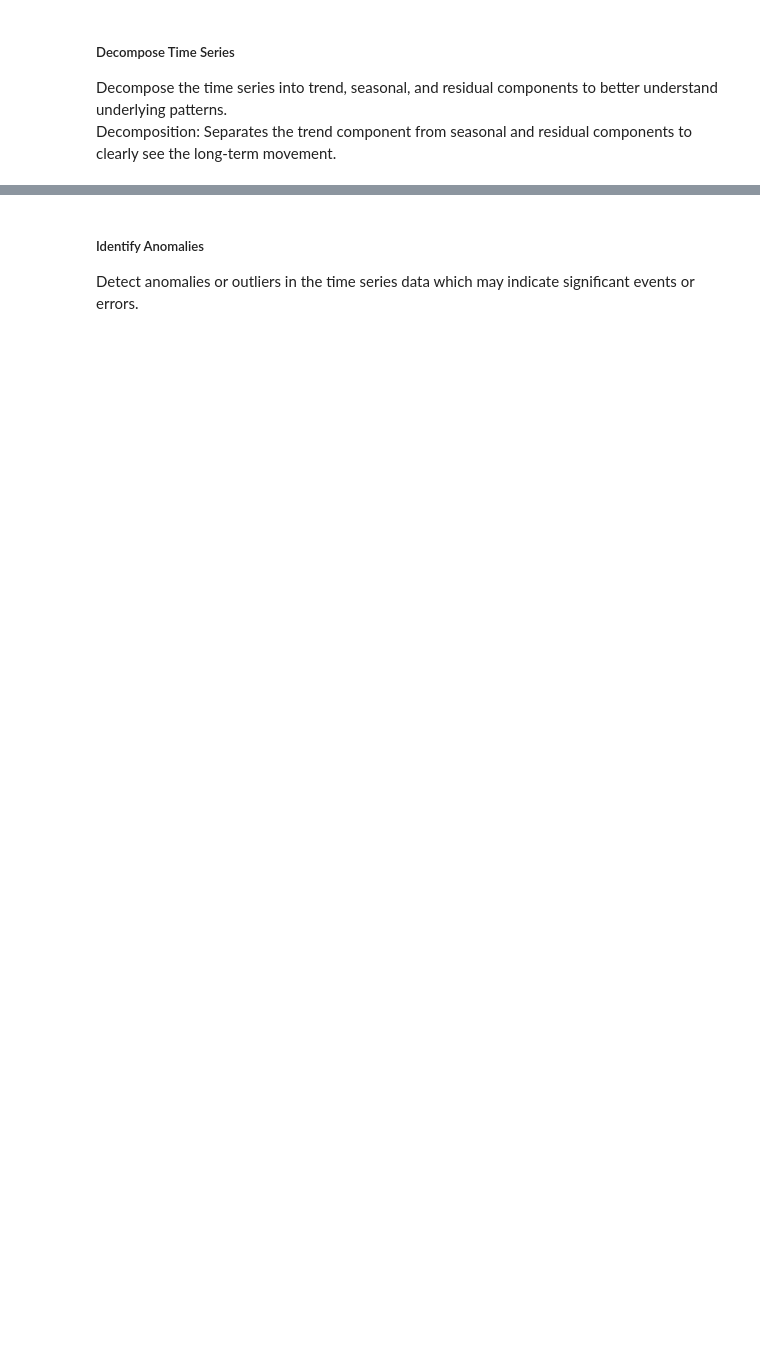
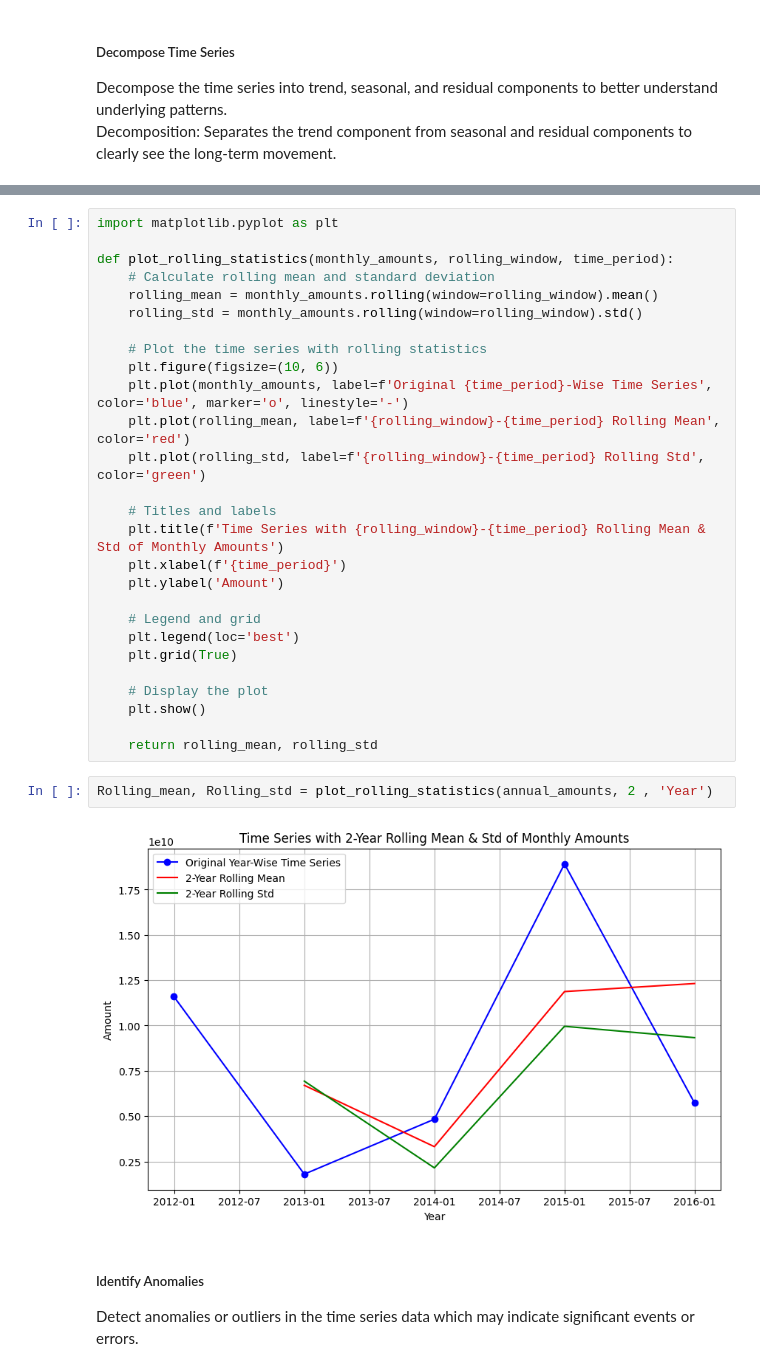
Before and after one commit to Anjali-Data-Analytics-Projects/NASDAQ-time-series-analysis, a Jupyter notebook: API project.ipynb, the cells around one changed output, grey strips where cells are left out. Cells and saved outputs as stored; diff of their text form; blank space fills up the shorter version.

```diff
--- a/API project.ipynb
+++ b/API project.ipynb
@@ -797,3 +651,34 @@ plt.show()
+# %%
+import matplotlib.pyplot as plt
+
+def plot_rolling_statistics(monthly_amounts, rolling_window, time_period):
+    # Calculate rolling mean and standard deviation
+    rolling_mean = monthly_amounts.rolling(window=rolling_window).mean()
+    rolling_std = monthly_amounts.rolling(window=rolling_window).std()
+
+    # Plot the time series with rolling statistics
+    plt.figure(figsize=(10, 6))
+    plt.plot(monthly_amounts, label=f'Original {time_period}-Wise Time Series', color='blue', marker='o', linestyle='-')
+    plt.plot(rolling_mean, label=f'{rolling_window}-{time_period} Rolling Mean', color='red')
+    plt.plot(rolling_std, label=f'{rolling_window}-{time_period} Rolling Std', color='green')
+
+    # Titles and labels
+    plt.title(f'Time Series with {rolling_window}-{time_period} Rolling Mean & Std of Monthly Amounts')
+    plt.xlabel(f'{time_period}')
+    plt.ylabel('Amount')
+
+    # Legend and grid
+    plt.legend(loc='best')
+    plt.grid(True)
+
+    # Display the plot
+    plt.show()
+
+    return rolling_mean, rolling_std
+# %%
+Rolling_mean, Rolling_std = plot_rolling_statistics(annual_amounts, 2 , 'Year')
+# %% [output]
+[figure, added]
 # %% [markdown]
 ##### Identify Anomalies
 Detect anomalies or outliers in the time series data which may indicate significant events or errors.
```
Also changed, not shown: parts of 25 cells of this notebook.
